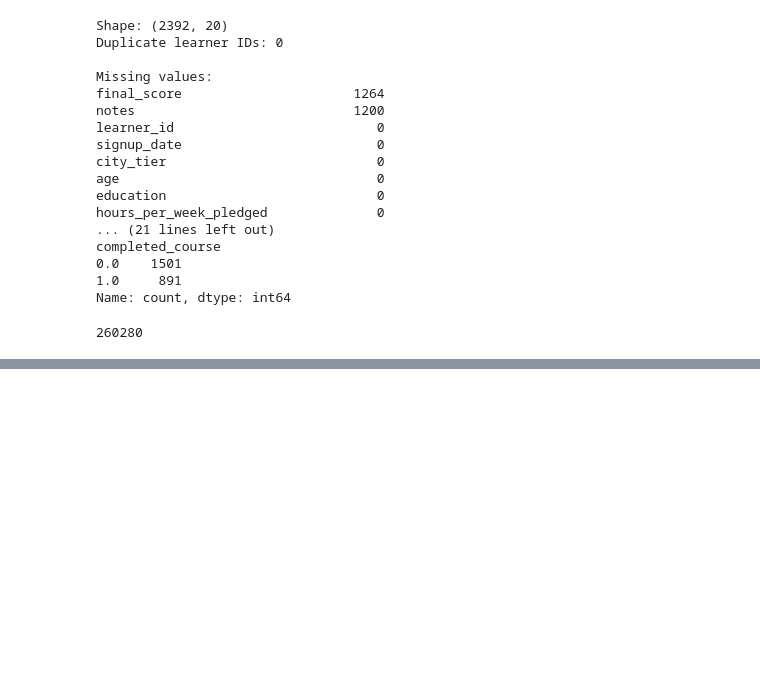
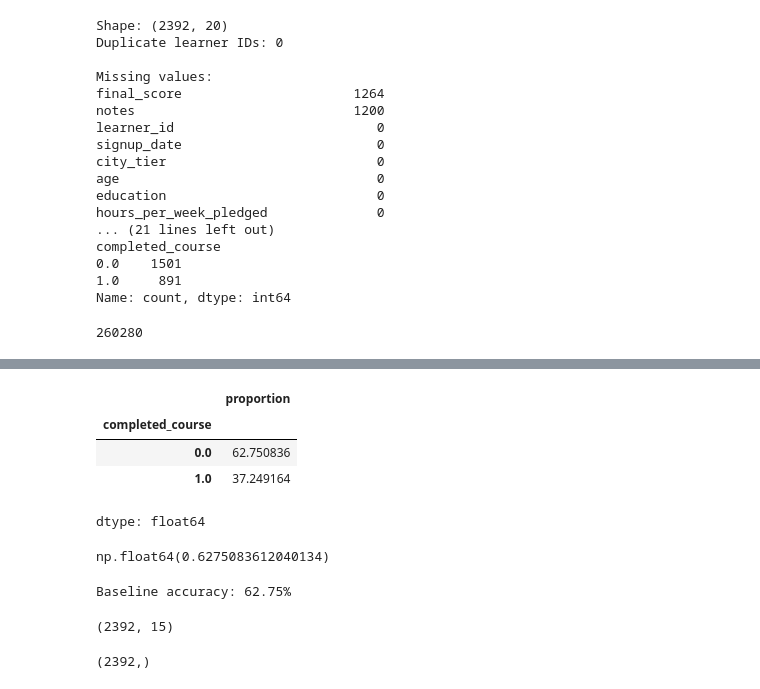
Before and after one commit to Prototype361/Course-completion-predictor, a Jupyter notebook: Notebooks/ML_Assignment.ipynb, the cells around one changed output, grey strips where cells are left out. Cells and saved outputs as stored; diff of their text form; code cells hidden in the pictures; blank space fills up the shorter version.

```diff
--- a/Notebooks/ML_Assignment.ipynb
+++ b/Notebooks/ML_Assignment.ipynb
@@ -2063,0 +2087,20 @@ files.download("/content/cohort_train_cleaned.csv")
+# %%
+clean_df["completed_course"].value_counts(normalize=True) * 100
+# %% [output]
+|  | proportion |
+| completed_course |  |
+| 0.0 | 62.750836 |
+| 1.0 | 37.249164 |
+dtype: float64
+# %%
+baseline_accuracy = (
+    clean_df["completed_course"] == 0
+).mean()
+
+baseline_accuracy
+# %% [output]
+np.float64(0.6275083612040134)
+# %%
+print(f"Baseline accuracy: {baseline_accuracy:.2%}")
+# %% [output]
+Baseline accuracy: 62.75%
@@ -2063,0 +2110,8 @@ files.download("/content/cohort_train_cleaned.csv")
+# %%
+X.shape
+# %% [output]
+(2392, 15)
+# %%
+y.shape
+# %% [output]
+(2392,)
```
Also changed, not shown: parts of 21 cells of this notebook, 1 other file.
